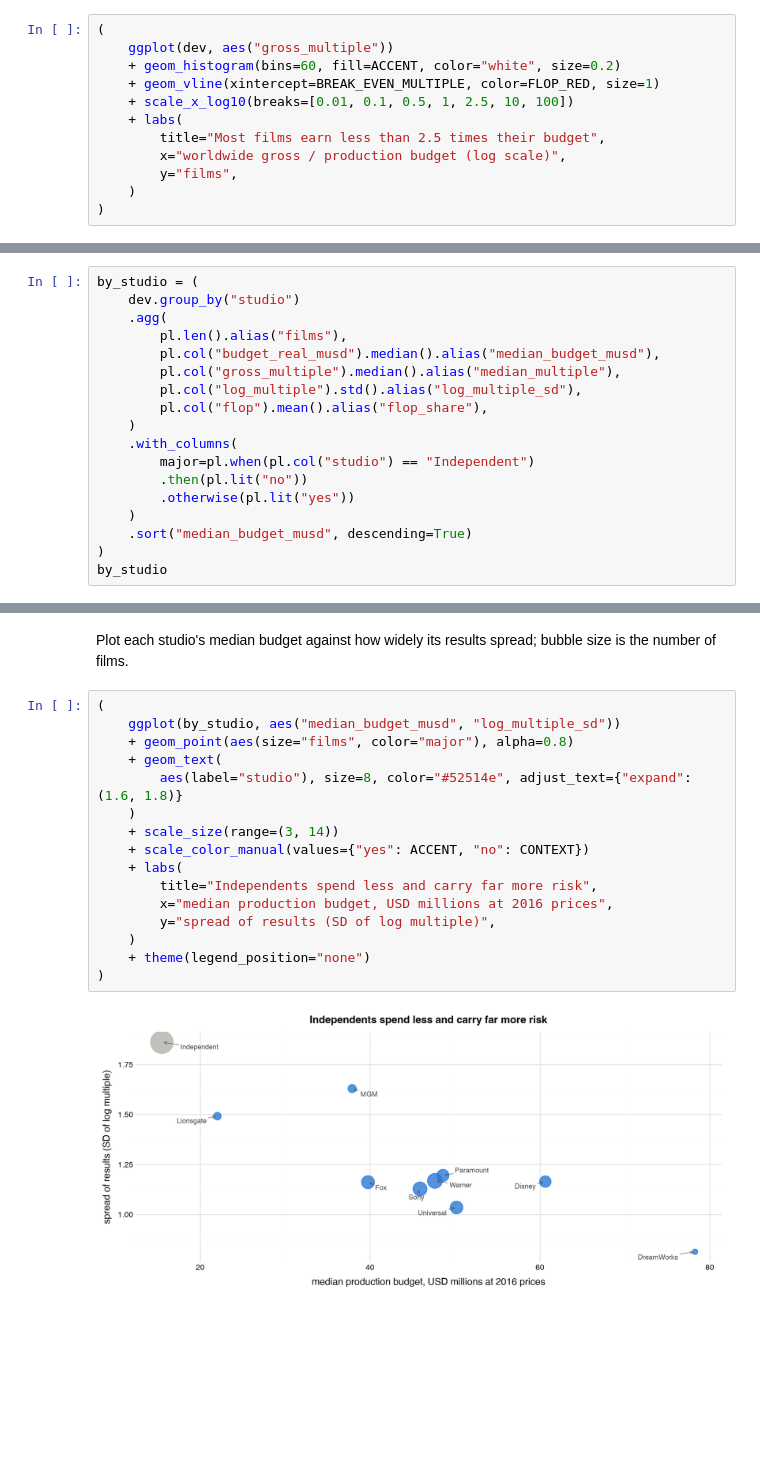
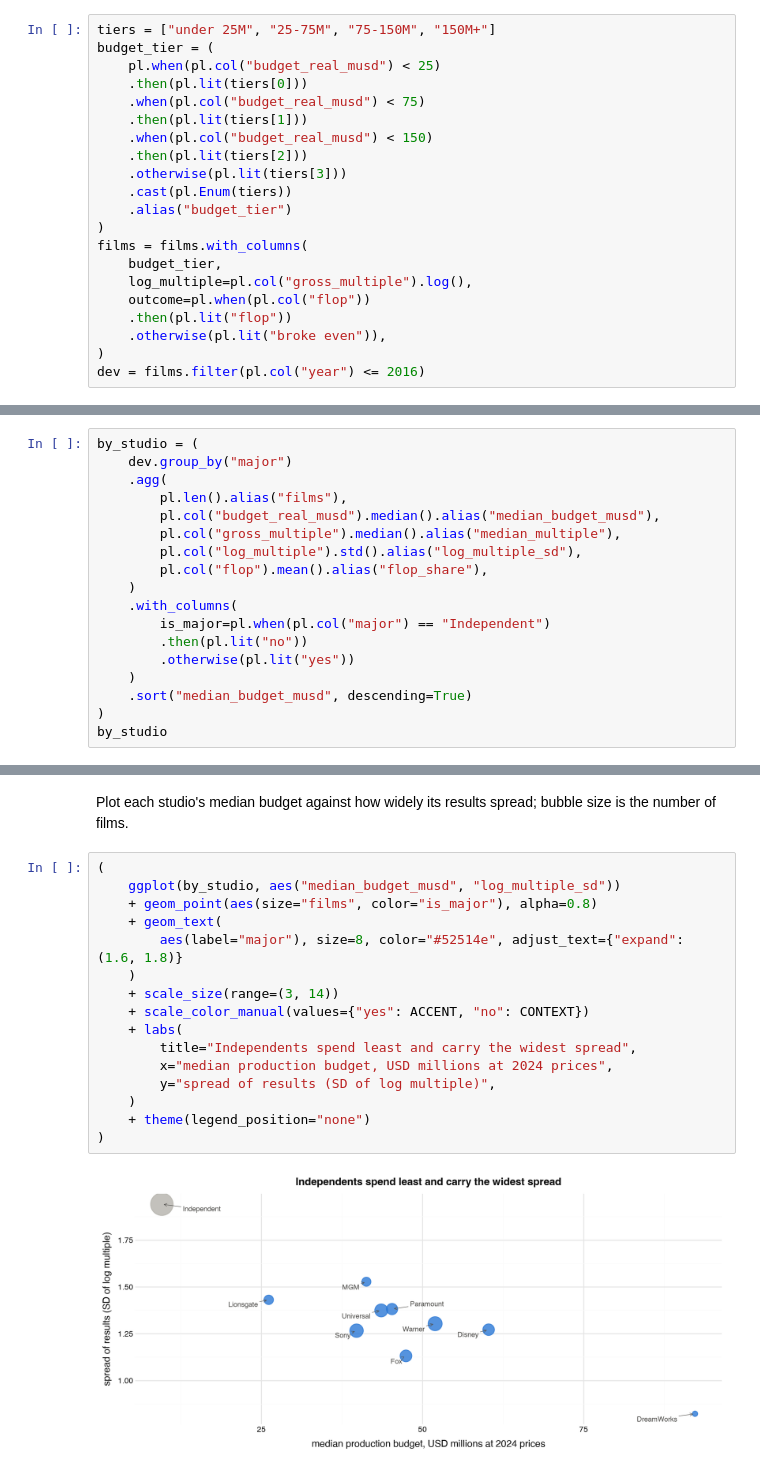
Before and after one commit to martin-gbeck/dao-movie-project, a Jupyter notebook: movie_studio.ipynb, the cells around one changed output, grey strips where cells are left out. Saved outputs shown, nothing was run; the diff lists cells and outputs as text; blank space fills up the shorter version.

```diff
--- a/movie_studio.ipynb
+++ b/movie_studio.ipynb
@@ -408,12 +584,21 @@ Plot the distribution of the gross multiple on a log scale, with the break-even
 # %%
-(
-    ggplot(dev, aes("gross_multiple"))
-    + geom_histogram(bins=60, fill=ACCENT, color="white", size=0.2)
-    + geom_vline(xintercept=BREAK_EVEN_MULTIPLE, color=FLOP_RED, size=1)
-    + scale_x_log10(breaks=[0.01, 0.1, 0.5, 1, 2.5, 10, 100])
-    + labs(
-        title="Most films earn less than 2.5 times their budget",
-        x="worldwide gross / production budget (log scale)",
-        y="films",
-    )
+tiers = ["under 25M", "25-75M", "75-150M", "150M+"]
+budget_tier = (
+    pl.when(pl.col("budget_real_musd") < 25)
+    .then(pl.lit(tiers[0]))
+    .when(pl.col("budget_real_musd") < 75)
+    .then(pl.lit(tiers[1]))
+    .when(pl.col("budget_real_musd") < 150)
+    .then(pl.lit(tiers[2]))
+    .otherwise(pl.lit(tiers[3]))
+    .cast(pl.Enum(tiers))
+    .alias("budget_tier")
 )
+films = films.with_columns(
+    budget_tier,
+    log_multiple=pl.col("gross_multiple").log(),
+    outcome=pl.when(pl.col("flop"))
+    .then(pl.lit("flop"))
+    .otherwise(pl.lit("broke even")),
+)
+dev = films.filter(pl.col("year") <= 2016)
@@ -892,6 +1236,6 @@ H5 says big and small studios run different strategies. Summarise each major and
 # %%
 by_studio = (
-    dev.group_by("studio")
+    dev.group_by("major")
     .agg(
         pl.len().alias("films"),
         pl.col("budget_real_musd").median().alias("median_budget_musd"),
@@ -900,7 +1244,7 @@ by_studio = (
         pl.col("flop").mean().alias("flop_share"),
     )
     .with_columns(
-        major=pl.when(pl.col("studio") == "Independent")
+        is_major=pl.when(pl.col("major") == "Independent")
         .then(pl.lit("no"))
         .otherwise(pl.lit("yes"))
     )
@@ -926,19 +1270,19 @@ Plot each studio's median budget against how widely its results spread; bubble s
 # %%
 (
     ggplot(by_studio, aes("median_budget_musd", "log_multiple_sd"))
-    + geom_point(aes(size="films", color="major"), alpha=0.8)
+    + geom_point(aes(size="films", color="is_major"), alpha=0.8)
     + geom_text(
-        aes(label="studio"), size=8, color="#52514e", adjust_text={"expand": (1.6, 1.8)}
+        aes(label="major"), size=8, color="#52514e", adjust_text={"expand": (1.6, 1.8)}
     )
     + scale_size(range=(3, 14))
     + scale_color_manual(values={"yes": ACCENT, "no": CONTEXT})
     + labs(
-        title="Independents spend less and carry far more risk",
-        x="median production budget, USD millions at 2016 prices",
+        title="Independents spend least and carry the widest spread",
+        x="median production budget, USD millions at 2024 prices",
         y="spread of results (SD of log multiple)",
     )
     + theme(legend_position="none")
 )
 # %% [output]
-[figure, old version]
+[figure, new version]
 # %% [markdown]
```
Also changed, not shown: parts of 82 cells of this notebook, 19 other files.
